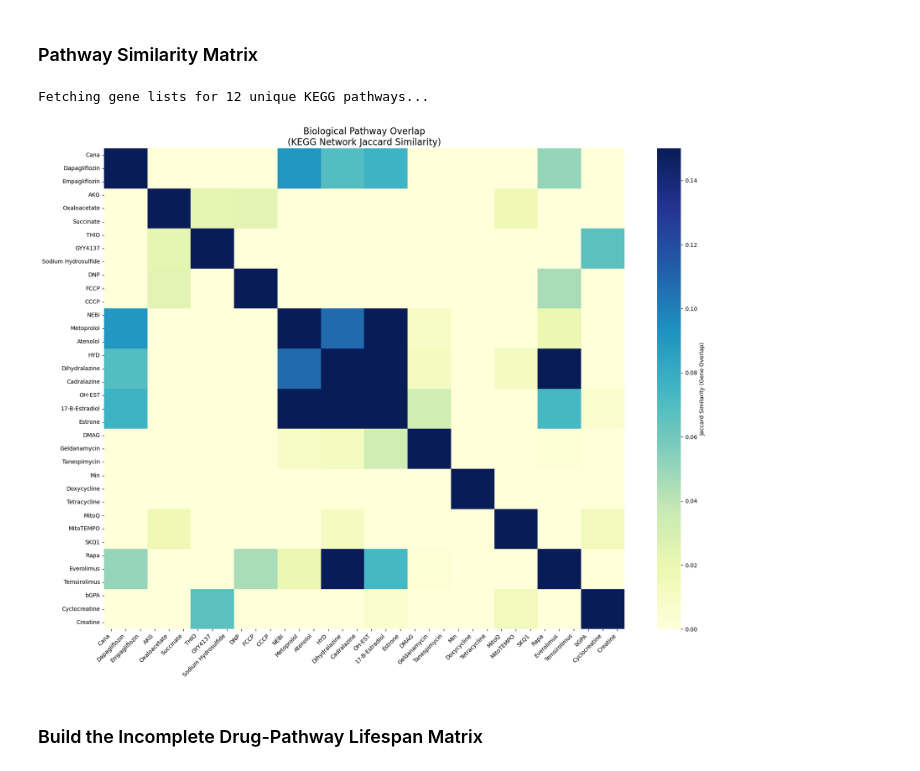
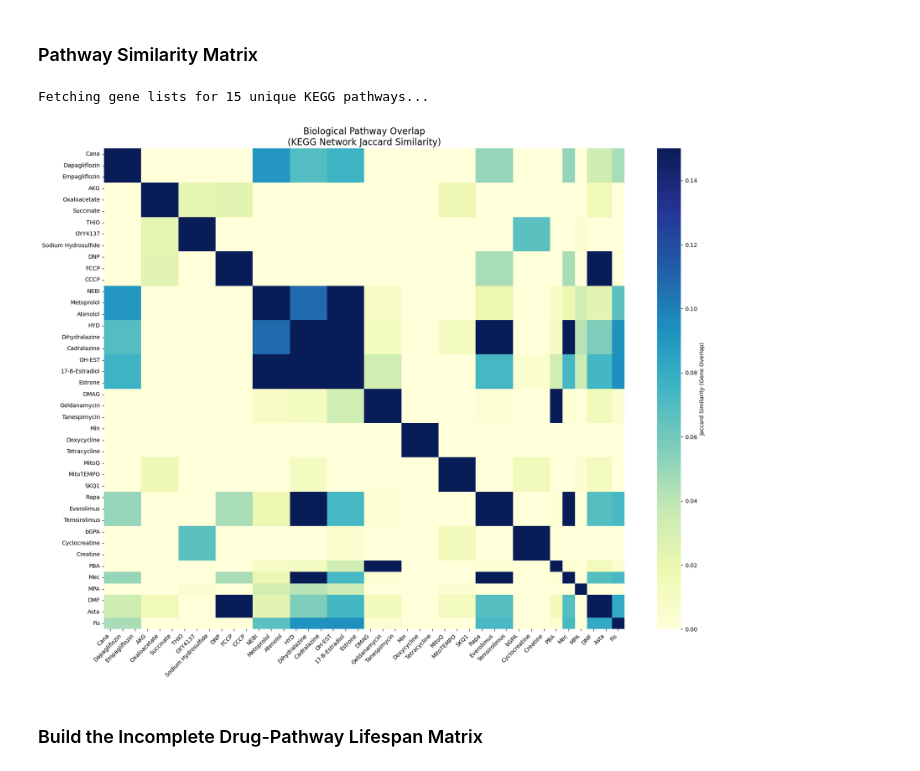
Before and after one commit to MorgenHenry/LifespanML, a Jupyter notebook: ITP_Matrix_Completion.ipynb, the cells around one changed output. Saved outputs shown, nothing was run; the diff lists cells and outputs as text; code cells hidden in the pictures.

```diff
--- a/ITP_Matrix_Completion.ipynb
+++ b/ITP_Matrix_Completion.ipynb
@@ -139,7 +199,7 @@ plt.show()
 # %%
 # Map your drugs to actual KEGG Mouse (mmu) Pathway IDs
 kegg_map = {
-    'Cana': 'path:mmu04973', 'Dapagliflozin': 'path:mmu04973', 'Empagliflozin': 'path:mmu04973',
+    'Cana': 'path:mmu04973', 'Dapagliflozin': 'path:mmu04973', 'Empagliflozin': 'path:mmu04973', #  mmu04964 (Proximal tubule bicarbonate reclamation)
     'AKG': 'path:mmu00020', 'Oxaloacetate': 'path:mmu00020', 'Succinate': 'path:mmu00020',
     'THIO': 'path:mmu00270', 'GYY4137': 'path:mmu00270', 'Sodium Hydrosulfide': 'path:mmu00270',
     'DNP': 'path:mmu00190', 'FCCP': 'path:mmu00190', 'CCCP': 'path:mmu00190',
@@ -147,10 +207,12 @@ kegg_map = {
     'HYD': 'path:mmu04211', 'Dihydralazine': 'path:mmu04211', 'Cadralazine': 'path:mmu04211',
     'OH-EST': 'path:mmu04915', '17-B-Estradiol': 'path:mmu04915', 'Estrone': 'path:mmu04915',
     'DMAG': 'path:mmu04141', 'Geldanamycin': 'path:mmu04141', 'Tanespimycin': 'path:mmu04141',
-    'Min': 'path:mmu04512', 'Doxycycline': 'path:mmu04512', 'Tetracycline': 'path:mmu04512',
-    'MitoQ': 'path:mmu04146', 'MitoTEMPO': 'path:mmu04146', 'SKQ1': 'path:mmu04146',
+    'Min': 'path:mmu04512', 'Doxycycline': 'path:mmu04512', 'Tetracycline': 'path:mmu04512', # mmu03010 (Ribosome) or OxPhos (mmu00190)
+    'MitoQ': 'path:mmu04146', 'MitoTEMPO': 'path:mmu04146', 'SKQ1': 'path:mmu04146', #  mmu04216 (Ferroptosis) or mmu05208 (Chemical carcinogenesis – ROS)
     'Rapa': 'path:mmu04150', 'Everolimus': 'path:mmu04150', 'Temsirolimus': 'path:mmu04150',
-    'bGPA': 'path:mmu00330', 'Cyclocreatine': 'path:mmu00330', 'Creatine': 'path:mmu00330'
+    'bGPA': 'path:mmu00330', 'Cyclocreatine': 'path:mmu00330', 'Creatine': 'path:mmu00330',
+    'PBA': 'path:mmu04141', 'Mec': 'path:mmu04150', 'MPA': 'path:mmu00230', 'DMF': 'path:mmu05208',
+    'Asta': 'path:mmu05208', 'Fis': 'path:mmu04218'
 }
 
 # Add descriptive names to map alongside KEGG IDs for plotting
@@ -166,7 +228,10 @@ pathway_names = {
     'path:mmu04512': 'ECM-Receptor Interaction',
     'path:mmu04146': 'Peroxisome',
     'path:mmu04150': 'mTOR Signaling',
-    'path:mmu00330': 'Arg/Pro Metabolism'
+    'path:mmu00330': 'Arg/Pro Metabolism',
+    'path:mmu00230': 'Purine Metabolism',
+    'path:mmu05208': 'Chemical Carcinogenesis – ROS (Nrf2)',
+    'path:mmu04218': 'Cellular Senescence'
 }
 
 def get_kegg_genes(pathway_id):
@@ -191,35 +256,35 @@ target_similarity_matrix = np.zeros((n, n))
 
 for i in range(n):
     for j in range(n):
         set_A = pathway_genes[kegg_map[drugs[i]]]
         set_B = pathway_genes[kegg_map[drugs[j]]]
 
         intersection = len(set_A.intersection(set_B))
         union = len(set_A.union(set_B))
         if union > 0:
             target_similarity_matrix[i, j] = intersection / union
 
 # ==========================================
 # Visualization
 # ==========================================
 
 plt.figure(figsize=(18, 14))
 sns.heatmap(
     target_similarity_matrix,
     annot=False,
     xticklabels=drugs,
     yticklabels=drugs,
     cmap="YlGnBu",
     vmax=0.15,
     cbar_kws={'label': 'Jaccard Similarity (Gene Overlap)'}
 )
 plt.title('Biological Pathway Overlap\n(KEGG Network Jaccard Similarity)', fontsize=16)
 plt.xticks(rotation=45, ha='right')
 plt.tight_layout()
 plt.show()
 # %% [output]
-Fetching gene lists for 12 unique KEGG pathways...
+Fetching gene lists for 15 unique KEGG pathways...
-[figure, old version]
+[figure, new version]
 # %% [markdown]
 ### Build the Incomplete Drug-Pathway Lifespan Matrix
 # %%
```
Also changed, not shown: parts of 5 cells of this notebook, 2 other files.
